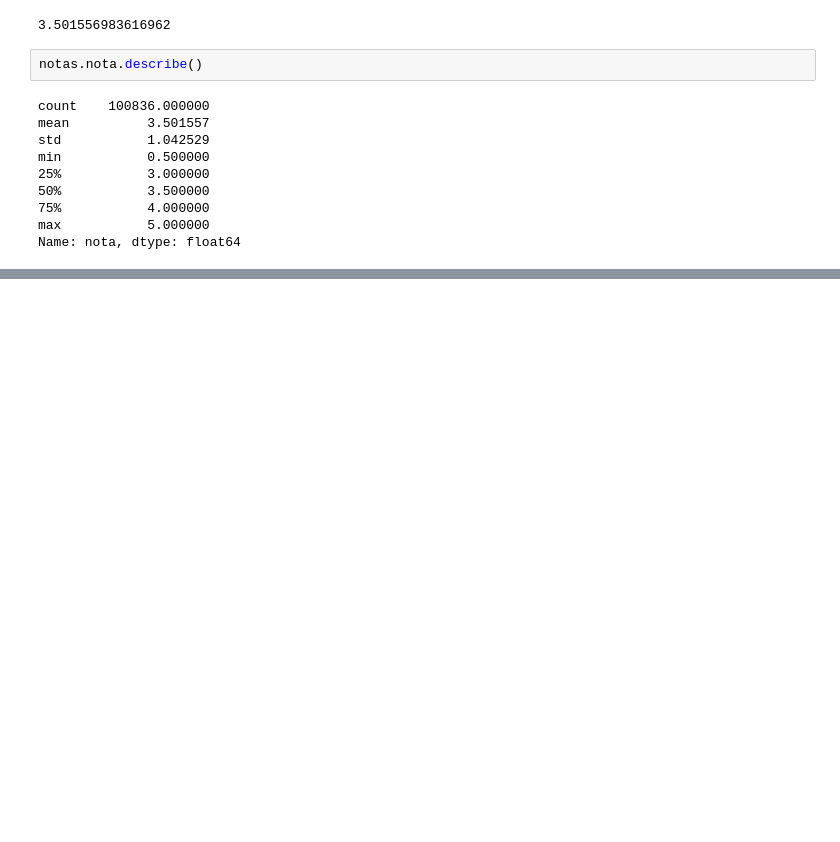
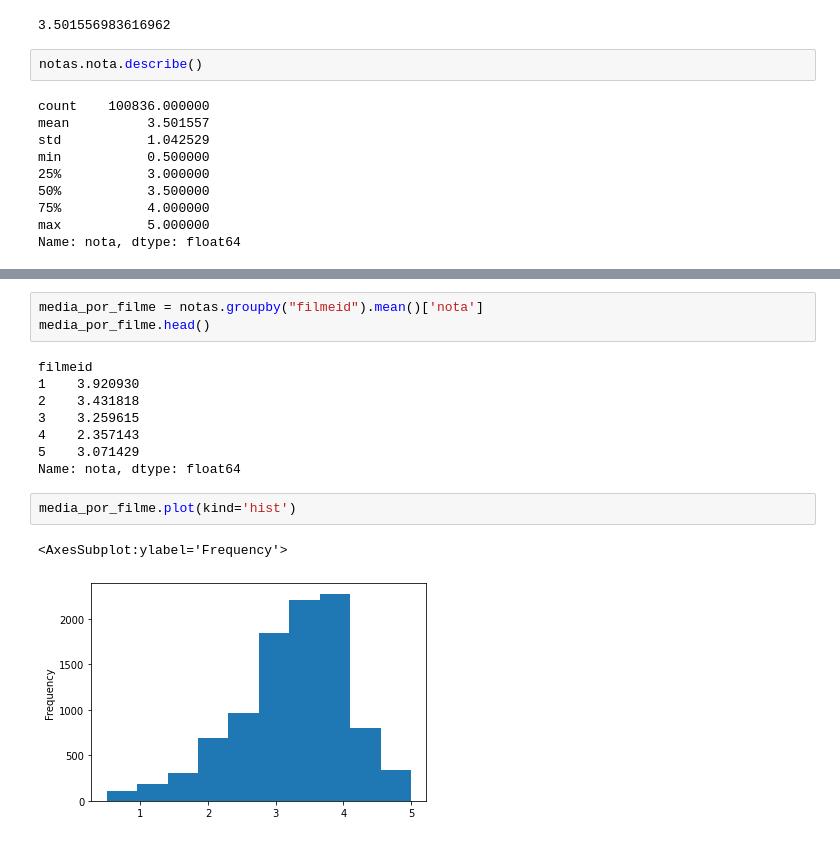
Before and after one commit to rodrigoklein/datascience, a Jupyter notebook: introducao-a-data-science-aula0/introducao-a-data-science-aula0/Introducao a DS.ipynb, the cells around one changed output, grey strips where cells are left out. Drawn from its saved outputs; the diff is of its cells as text; blank space fills up the shorter version.

```diff
--- a/introducao-a-data-science-aula0/introducao-a-data-science-aula0/Introducao a DS.ipynb
+++ b/introducao-a-data-science-aula0/introducao-a-data-science-aula0/Introducao a DS.ipynb
@@ -120,0 +208,16 @@ Name: nota, dtype: float64
+# %%
+media_por_filme = notas.groupby("filmeid").mean()['nota']
+media_por_filme.head()
+# %% [output]
+filmeid
+1    3.920930
+2    3.431818
+3    3.259615
+4    2.357143
+5    3.071429
+Name: nota, dtype: float64
+# %%
+media_por_filme.plot(kind='hist')
+# %% [output]
+<AxesSubplot:ylabel='Frequency'>
+[figure, added]
```
Also changed, not shown: parts of 17 cells of this notebook.
